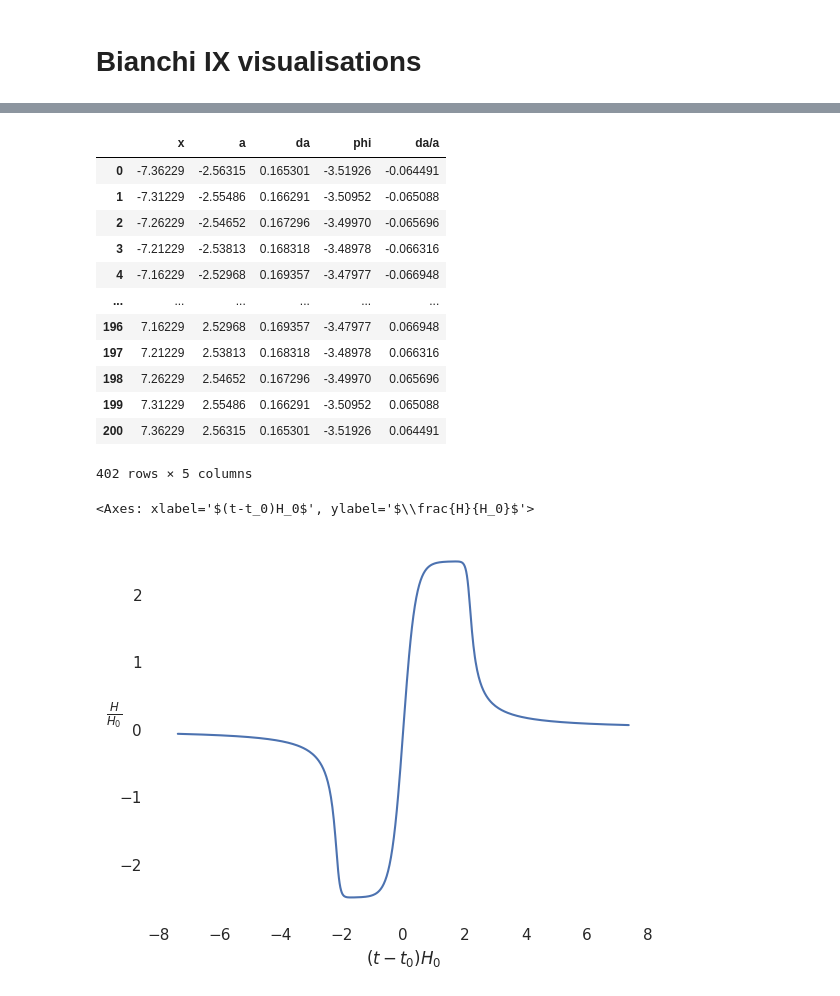
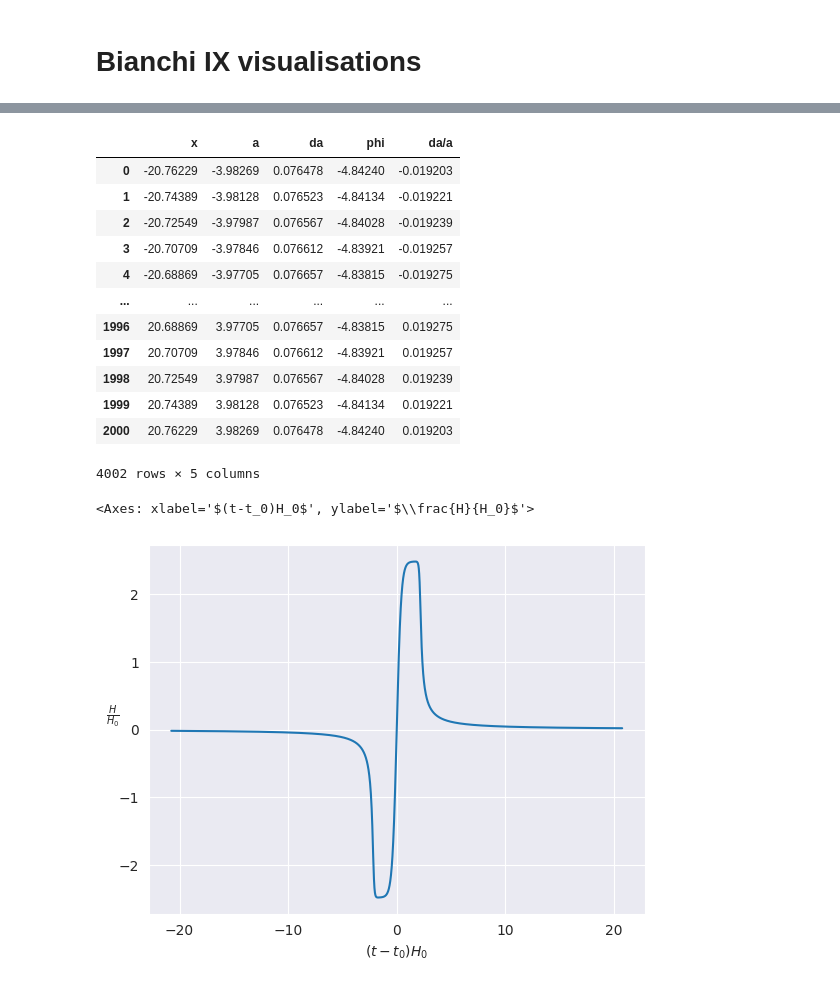
Before and after one commit to Rafkat/BianchiIX_visualisations, a Jupyter notebook: ode_visualisations.ipynb, the cells around one changed output, grey strips where cells are left out. Drawn from its saved outputs; the diff is of its cells as text; code cells hidden in the pictures.

```diff
--- a/ode_visualisations.ipynb
+++ b/ode_visualisations.ipynb
@@ -9,5 +11,5 @@ from matplotlib import pyplot as plt
 # %%
-df_bIX_upside = pd.read_csv('bianchiIX_100p_upside.txt', sep=" ", header=None)
+df_bIX_upside = pd.read_csv('bianchiIX_isotropic_eta_0.018000_omega_2_0.001000_1000p_upside.txt', sep=" ", header=None)
 df_bIX_upside.columns = ['x', 'a', 'da', 'phi']
 df_bIX_upside['da/a'] = df_bIX_upside['da'] / df_bIX_upside['a']
 df_bIX_upside['x'] = df_bIX_upside['x'] + 2.36229
@@ -19,5 +21,5 @@ sns.lineplot(df_bIX_upside, x='x', y='da/a')
 # %%
-df_bIX_downside = pd.read_csv('bianchiIX_100p_downside.txt', sep=" ", header=None)
+df_bIX_downside = pd.read_csv('bianchiIX_isotropic_eta_0.018000_omega_2_0.001000_1000p_downside.txt', sep=" ", header=None)
 df_bIX_downside.columns = ['x', 'a', 'da', 'phi']
 df_bIX_downside['da/a'] = df_bIX_downside['da'] / df_bIX_downside['a']
 df_bIX_downside['x'] = df_bIX_downside['x'] - 2.36229
@@ -31,27 +33,26 @@ df_bIX_merged = pd.concat([df_bIX_downside, df_bIX_upside], axis=0)
 df_bIX_merged
 # %% [output]
 |  | x | a | da | phi | da/a |
-| 0 | -7.36229 | -2.56315 | 0.165301 | -3.51926 | -0.064491 |
-| 1 | -7.31229 | -2.55486 | 0.166291 | -3.50952 | -0.065088 |
-| 2 | -7.26229 | -2.54652 | 0.167296 | -3.49970 | -0.065696 |
-| 3 | -7.21229 | -2.53813 | 0.168318 | -3.48978 | -0.066316 |
-| 4 | -7.16229 | -2.52968 | 0.169357 | -3.47977 | -0.066948 |
+| 0 | -20.76229 | -3.98269 | 0.076478 | -4.84240 | -0.019203 |
+| 1 | -20.74389 | -3.98128 | 0.076523 | -4.84134 | -0.019221 |
+| 2 | -20.72549 | -3.97987 | 0.076567 | -4.84028 | -0.019239 |
+| 3 | -20.70709 | -3.97846 | 0.076612 | -4.83921 | -0.019257 |
+| 4 | -20.68869 | -3.97705 | 0.076657 | -4.83815 | -0.019275 |
 | ... | ... | ... | ... | ... | ... |
-| 196 | 7.16229 | 2.52968 | 0.169357 | -3.47977 | 0.066948 |
-| 197 | 7.21229 | 2.53813 | 0.168318 | -3.48978 | 0.066316 |
-| 198 | 7.26229 | 2.54652 | 0.167296 | -3.49970 | 0.065696 |
-| 199 | 7.31229 | 2.55486 | 0.166291 | -3.50952 | 0.065088 |
-| 200 | 7.36229 | 2.56315 | 0.165301 | -3.51926 | 0.064491 |
+| 1996 | 20.68869 | 3.97705 | 0.076657 | -4.83815 | 0.019275 |
+| 1997 | 20.70709 | 3.97846 | 0.076612 | -4.83921 | 0.019257 |
+| 1998 | 20.72549 | 3.97987 | 0.076567 | -4.84028 | 0.019239 |
+| 1999 | 20.74389 | 3.98128 | 0.076523 | -4.84134 | 0.019221 |
+| 2000 | 20.76229 | 3.98269 | 0.076478 | -4.84240 | 0.019203 |
-402 rows × 5 columns
+4002 rows × 5 columns
 # %%
-sns.set(rc={'axes.facecolor': 'white'})
 _, ax = plt.subplots()
 ax.set_ylabel(r"$\frac{H}{H_0}$", rotation=0)
 ax.set_xlabel(r"$(t-t_0)H_0$")
 sns.lineplot(df_bIX_merged, x='x', y='da/a', ax=ax)
 # %% [output]
 <Axes: xlabel='$(t-t_0)H_0$', ylabel='$\\frac{H}{H_0}$'>
-[figure, old version]
+[figure, new version]
 # %%
 omega_2 = 1e-3
 eta = 18*1e-3
```
Also changed, not shown: parts of 62 cells of this notebook, 22 other files.
